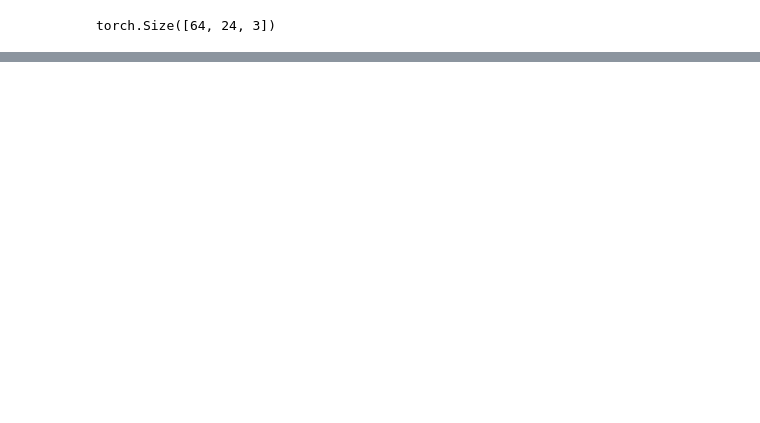
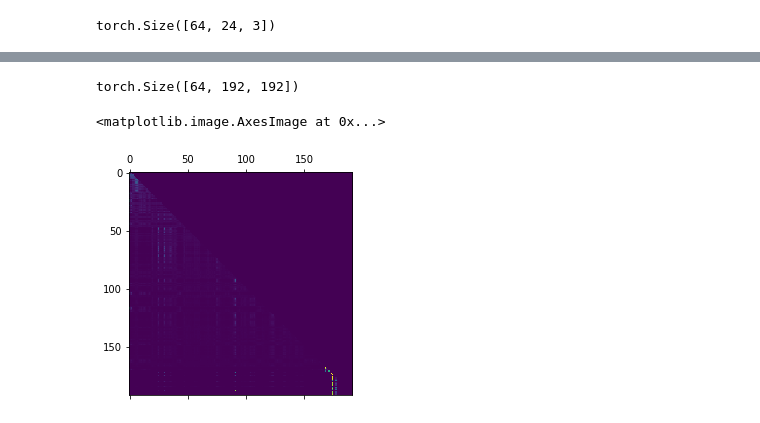
Before and after one commit to mattsherar/Temporal_Fusion_Transform, a Jupyter notebook: trainer.ipynb, the cells around one changed output, grey strips where cells are left out. Cells and saved outputs as stored; diff of their text form; code cells hidden in the pictures; blank space fills up the shorter version.

```diff
--- a/trainer.ipynb
+++ b/trainer.ipynb
@@ -83,9 +83,9 @@ config['time_varying_real_variables_decoder'] = 3
 config['num_masked_series'] = 1
 config['static_embedding_vocab_sizes'] = [369]
 config['time_varying_embedding_vocab_sizes'] = [369]
-config['embedding_dim'] = 16
+config['embedding_dim'] = 8
 config['lstm_hidden_dimension'] = 160
-config['lstm_layers'] = 2
+config['lstm_layers'] = 1
 config['dropout'] = 0.05
 config['device'] = 'cpu'
 config['batch_size'] = 64
@@ -96,4 +96,6 @@ config['vailid_quantiles'] = [0.1,0.5,0.9]
 # %%
 model = tft_model.TFT(config)
 # %%
-output,encoder_output, decoder_output, attn,attn_output_weights = model.forward(batch)
+output,encoder_output, decoder_output, \
+attn,attn_output_weights, \
+static_embedding, embeddings_encoder, embeddings_decoder = model.forward(batch)
@@ -164,7 +108,7 @@ q_loss_func = tft_model.QuantileLoss([0.1,0.5,0.9])
 # %%
 optimizer = optim.Adam(model.parameters(), lr=0.0001)
 model.train()
-epochs=15
+epochs=10
 losses = []
 for i in range(epochs):
     epoch_loss = []
@@ -176,7 +120,7 @@ for i in range(epochs):
         optimizer.step()
         epoch_loss.append(loss.item())
         j+=1
-        if j>50:
+        if j>5:
             break
     losses.append(np.mean(epoch_loss))
     print(np.mean(epoch_loss))
@@ -187,5 +127,5 @@ KeyboardInterrupt:
 # %%
-output, encoder_ouput, decoder_output, attn = model(batch)
+output, encoder_ouput, decoder_output, attn, attn_weights = model(batch)
 # %%
 import matplotlib.pyplot as plt
 import numpy as np
@@ -204,0 +145,9 @@ plt.legend()
+# %%
+attn_weights.shape
+# %% [output]
+torch.Size([64, 192, 192])
+# %%
+plt.matshow(attn_weights.detach().numpy()[0,:,:])
+# %% [output]
+<matplotlib.image.AxesImage at 0x...>
+[figure, added]
```
Also changed, not shown: parts of 14 cells of this notebook, 1 other file.
